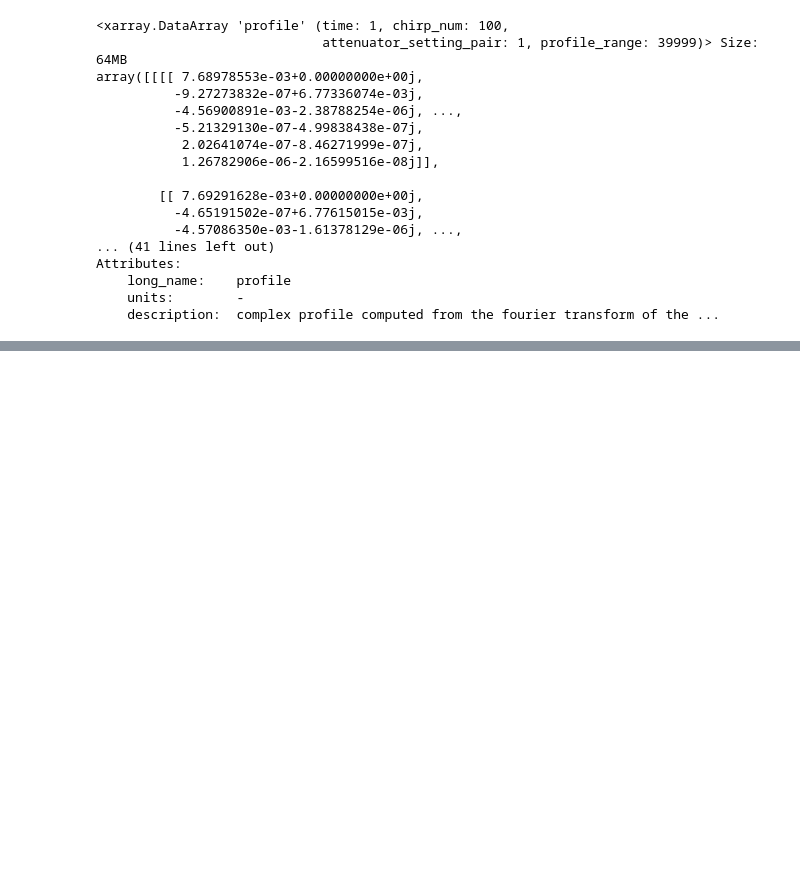
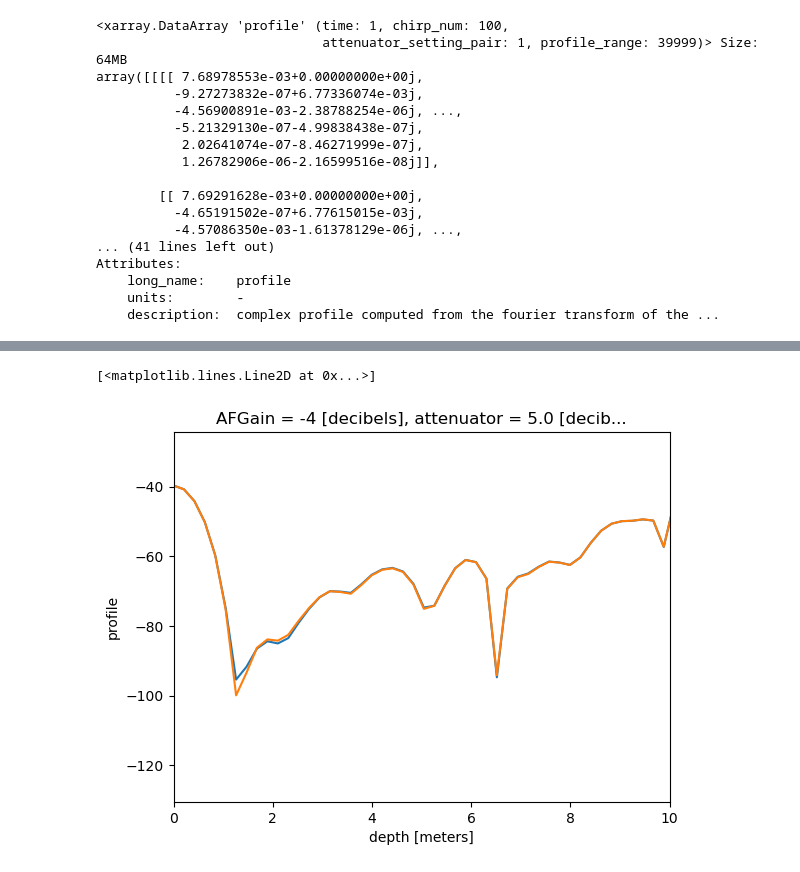
Before and after one commit to ldeo-glaciology/xapres, a Jupyter notebook: notebooks/test_notes/custom_fft_implemention_testing.ipynb, the cells around one changed output, grey strips where cells are left out. Saved outputs shown, nothing was run; the diff lists cells and outputs as text; code cells hidden in the pictures; blank space fills up the shorter version.

Commit message:
improvements to computeProfile and addProfilestoDs

```diff
--- a/notebooks/test_notes/custom_fft_implemention_testing.ipynb
+++ b/notebooks/test_notes/custom_fft_implemention_testing.ipynb
@@ -108,0 +71,10 @@ ds
+# %%
+big = xa.load.load_zarr()
+# %%
+some = big.isel(time = slice(4000, 4100), chirp_num = 0).load()
+# %%
+some.isel(time = 0, attenuator_setting_pair = 0).profile.dB().plot()
+some.addProfileToDs(max_range = 1400).isel(time = 0, attenuator_setting_pair = 0).profile.dB().plot(xlim=(0, 10))
+# %% [output]
+[<matplotlib.lines.Line2D at 0x...>]
+[figure, added]
```
Also changed, not shown: parts of 15 cells of this notebook, 1 other file.
